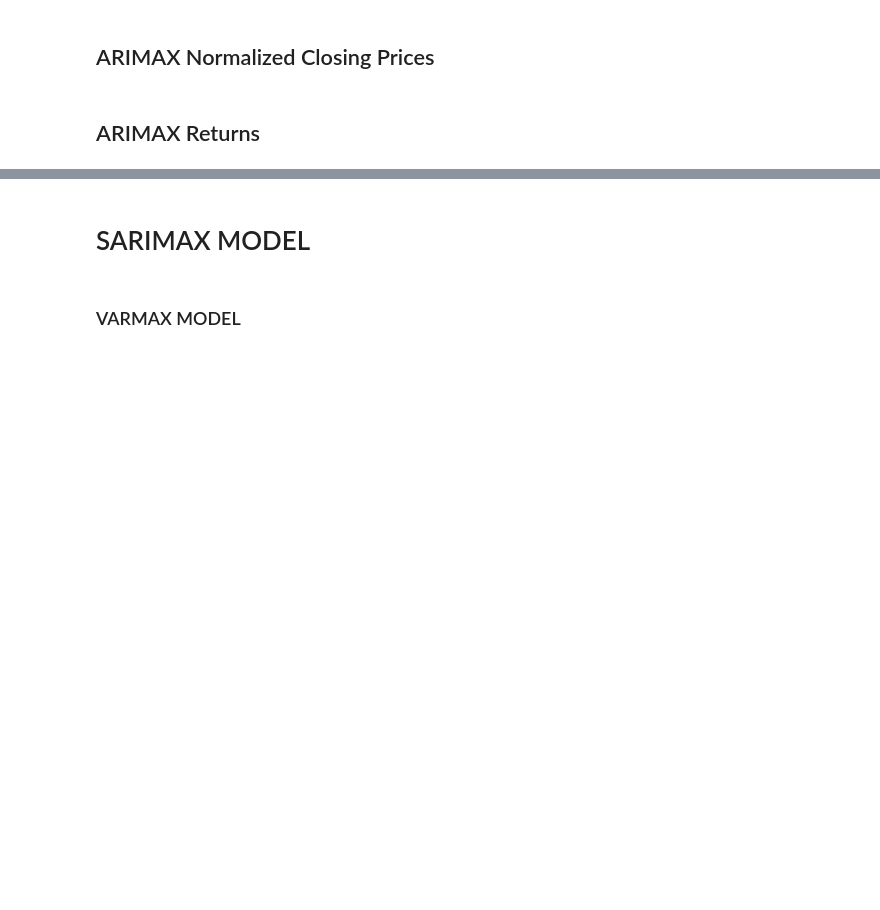
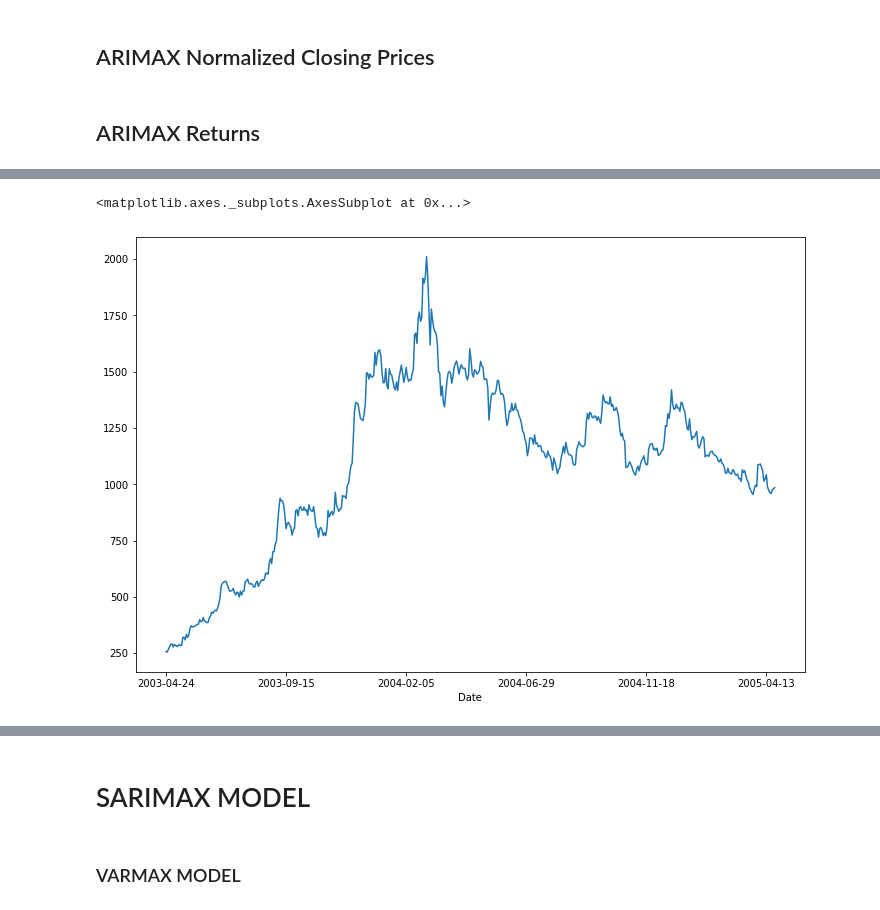
Before and after one commit to acamit/DataScience, a Jupyter notebook: Thesis work/Code/Thesis_Implementation Models.ipynb, the cells around one changed output, grey strips where cells are left out. Saved outputs shown, nothing was run; the diff lists cells and outputs as text; code cells hidden in the pictures; blank space fills up the shorter version.

```diff
--- a/Thesis work/Code/Thesis_Implementation Models.ipynb
+++ b/Thesis work/Code/Thesis_Implementation Models.ipynb
@@ -794,0 +913,7 @@ AutoArimaResultsForArimax.to_csv('./Outputs/AutoArimaResultsForArimax.csv')
+# %%
+xxx.index.inferred_freq = 'B'
+# %%
+xxx.Close.plot(figsize = (12,8))
+# %% [output]
+<matplotlib.axes._subplots.AxesSubplot at 0x...>
+[figure, added]
```
Also changed, not shown: parts of 31 cells of this notebook.
